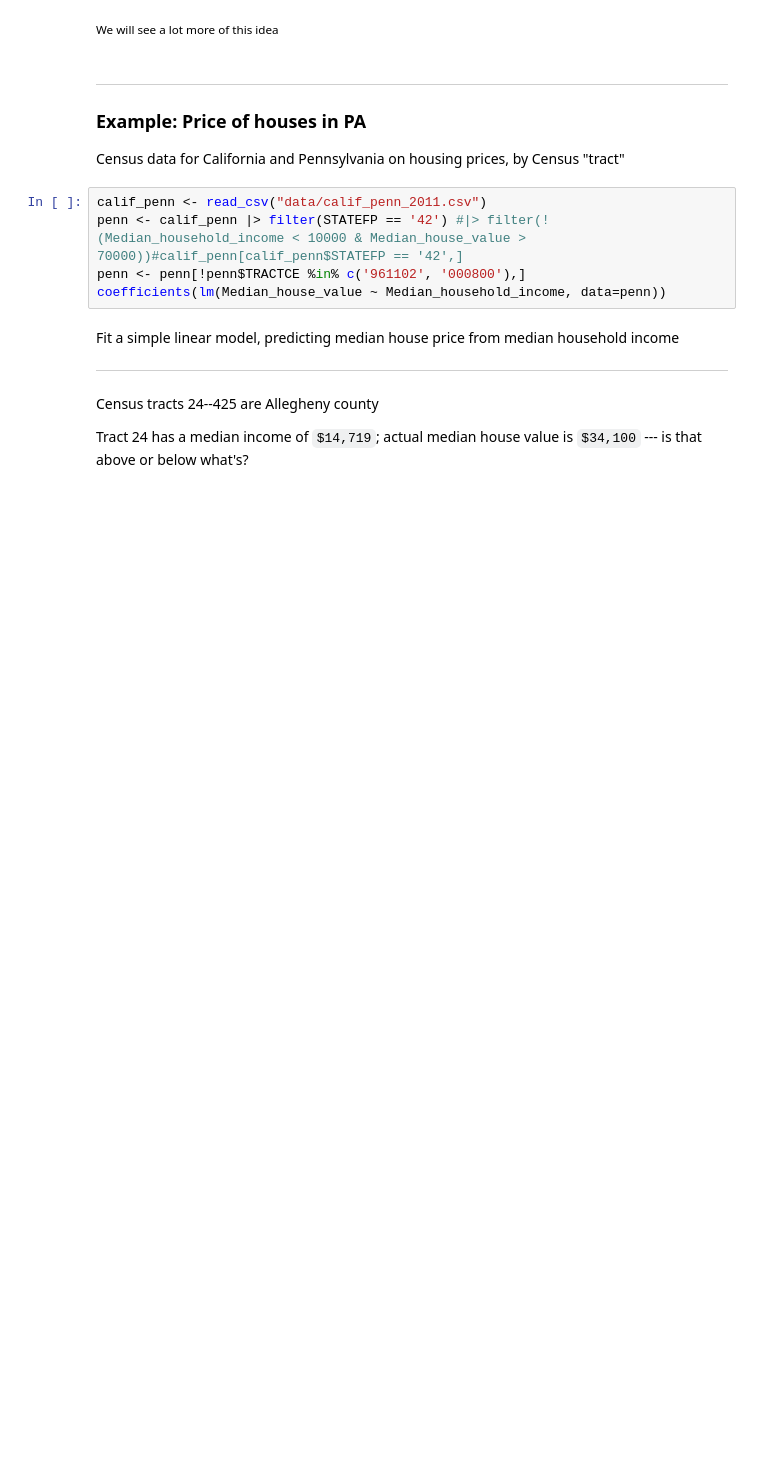
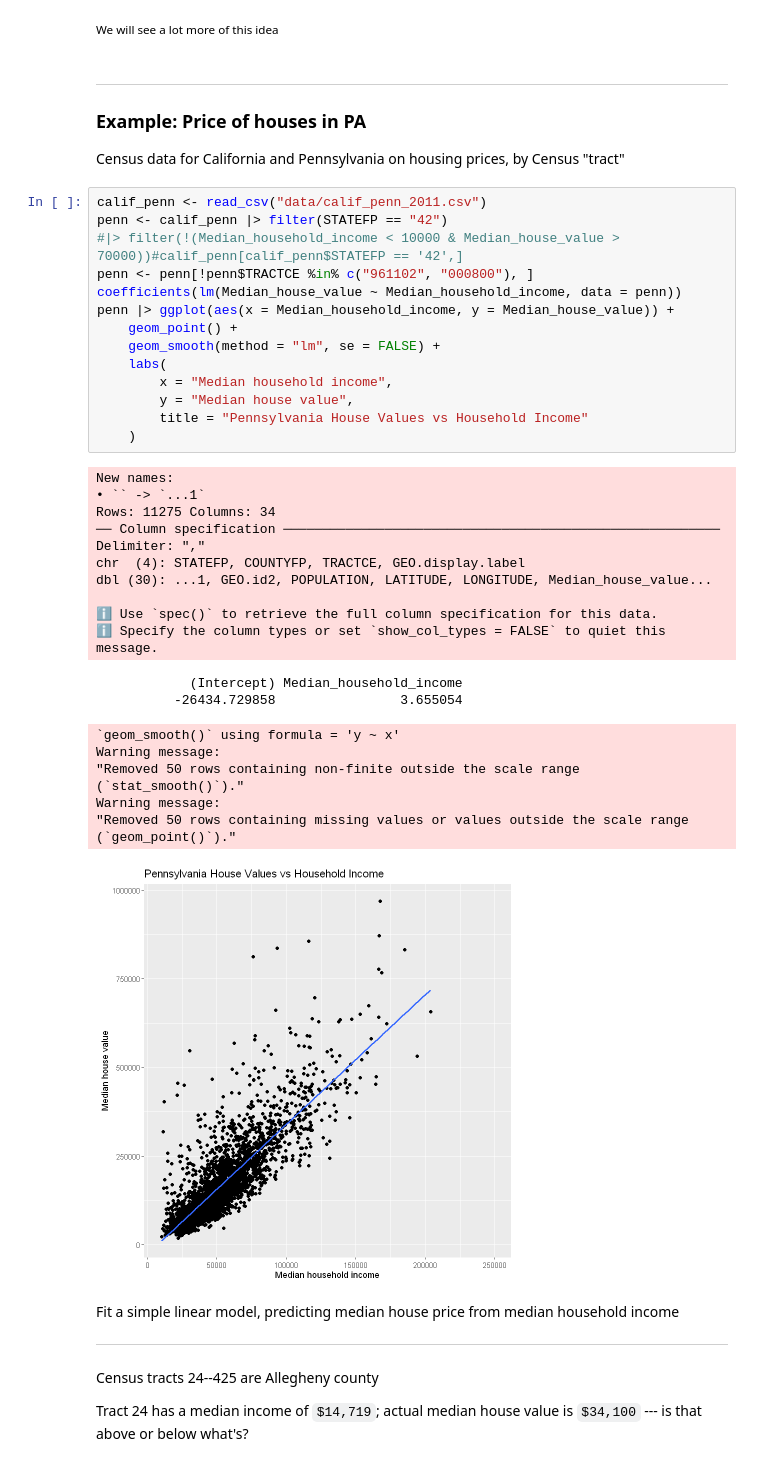
Before and after one commit to AI1379/math-practice, a Jupyter notebook: docs/Chapter2.ipynb, the cells around one changed output. Drawn from its saved outputs; the diff is of its cells as text; blank space fills up the shorter version.

Commit message:
update homework1 with data.

```diff
--- a/docs/Chapter2.ipynb
+++ b/docs/Chapter2.ipynb
@@ -311,9 +420,39 @@ Census data for California and Pennsylvania on housing prices,
 by Census "tract"
 # %%
 calif_penn <- read_csv("data/calif_penn_2011.csv")
-penn <- calif_penn |> filter(STATEFP == '42') #|> filter(!(Median_household_income < 10000 & Median_house_value > 70000))#calif_penn[calif_penn$STATEFP == '42',]
-penn <- penn[!penn$TRACTCE %in% c('961102', '000800'),]
-coefficients(lm(Median_house_value ~ Median_household_income, data=penn))
+penn <- calif_penn |> filter(STATEFP == "42")
+#|> filter(!(Median_household_income < 10000 & Median_house_value > 70000))#calif_penn[calif_penn$STATEFP == '42',]
+penn <- penn[!penn$TRACTCE %in% c("961102", "000800"), ]
+coefficients(lm(Median_house_value ~ Median_household_income, data = penn))
+penn |> ggplot(aes(x = Median_household_income, y = Median_house_value)) +
+    geom_point() +
+    geom_smooth(method = "lm", se = FALSE) +
+    labs(
+        x = "Median household income",
+        y = "Median house value",
+        title = "Pennsylvania House Values vs Household Income"
+    )
+# %% [output]
+New names:
+• `` -> `...1`
+Rows: 11275 Columns: 34
+── Column specification ────────────────────────────────────────────────────────
+Delimiter: ","
+chr  (4): STATEFP, COUNTYFP, TRACTCE, GEO.display.label
+dbl (30): ...1, GEO.id2, POPULATION, LATITUDE, LONGITUDE, Median_house_value...
+
+ℹ Use `spec()` to retrieve the full column specification for this data.
+ℹ Specify the column types or set `show_col_types = FALSE` to quiet this message.
+            (Intercept) Median_household_income
+          -26434.729858                3.655054
+`geom_smooth()` using formula = 'y ~ x'
+Warning message:
+"Removed 50 rows containing non-finite outside the scale range
+(`stat_smooth()`)."
+Warning message:
+"Removed 50 rows containing missing values or values outside the scale range
+(`geom_point()`)."
+[figure, added]
 # %% [markdown]
 Fit a simple linear model, predicting median house price from median household income
 
```
Also changed, not shown: parts of 68 cells of this notebook, 30 other files.
